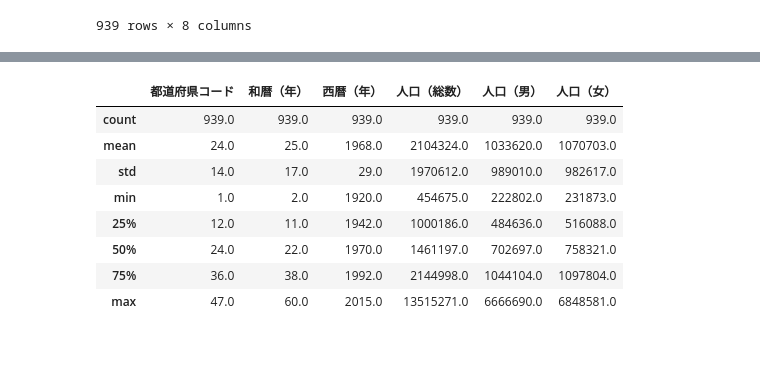
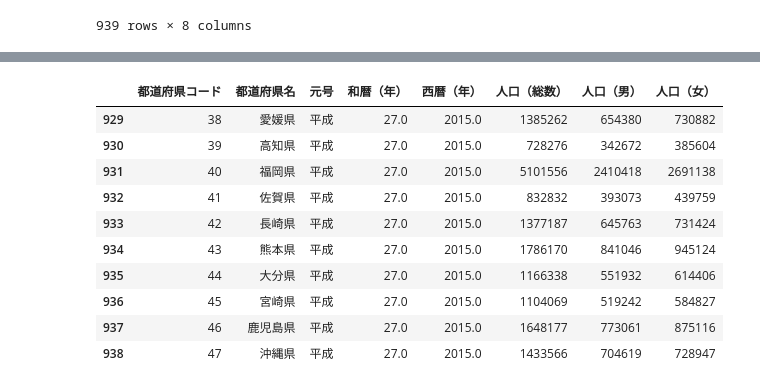
Before and after one commit to UGUIS8020/kino, a Jupyter notebook: pandas.ipynb, the cells around one changed output, grey strips where cells are left out. Saved outputs shown, nothing was run; the diff lists cells and outputs as text; code cells hidden in the pictures; blank space fills up the shorter version.

```diff
--- a/pandas.ipynb
+++ b/pandas.ipynb
@@ -41,5 +41,5 @@ df_population_data
 | 938 | 47 | 沖縄県 | 平成 | 27.0 | 2015.0 | 1433566 | 704619 | 728947 |
 939 rows × 8 columns
 # %%
-pd.reset_option('display.max_columns')
+pd.reset_option('display.max_rows')
 # %%
@@ -47,2 +61,2 @@ pd.reset_option('display.max_rows')
 # %%
-df_population_data
+pd.set_option('display.max_columns',5)
@@ -72,2 +79,2 @@ df_population_data.head()
 # %%
-df_population_data.tail()
+pd.reset_option('isplay.max_columns')
@@ -125,12 +120,14 @@ df_population_data.describe()
 # %%
-df_population_data.describe().round(0)
+df_population_data.tail(10)
 # %% [output]
-|  | 都道府県コード | 和暦（年） | 西暦（年） | 人口（総数） | 人口（男） | 人口（女） |
-| count | 939.0 | 939.0 | 939.0 | 939.0 | 939.0 | 939.0 |
-| mean | 24.0 | 25.0 | 1968.0 | 2104324.0 | 1033620.0 | 1070703.0 |
-| std | 14.0 | 17.0 | 29.0 | 1970612.0 | 989010.0 | 982617.0 |
-| min | 1.0 | 2.0 | 1920.0 | 454675.0 | 222802.0 | 231873.0 |
-| 25% | 12.0 | 11.0 | 1942.0 | 1000186.0 | 484636.0 | 516088.0 |
-| 50% | 24.0 | 22.0 | 1970.0 | 1461197.0 | 702697.0 | 758321.0 |
-| 75% | 36.0 | 38.0 | 1992.0 | 2144998.0 | 1044104.0 | 1097804.0 |
-| max | 47.0 | 60.0 | 2015.0 | 13515271.0 | 6666690.0 | 6848581.0 |
+|  | 都道府県コード | 都道府県名 | 元号 | 和暦（年） | 西暦（年） | 人口（総数） | 人口（男） | 人口（女） |
+| 929 | 38 | 愛媛県 | 平成 | 27.0 | 2015.0 | 1385262 | 654380 | 730882 |
+| 930 | 39 | 高知県 | 平成 | 27.0 | 2015.0 | 728276 | 342672 | 385604 |
+| 931 | 40 | 福岡県 | 平成 | 27.0 | 2015.0 | 5101556 | 2410418 | 2691138 |
+| 932 | 41 | 佐賀県 | 平成 | 27.0 | 2015.0 | 832832 | 393073 | 439759 |
+| 933 | 42 | 長崎県 | 平成 | 27.0 | 2015.0 | 1377187 | 645763 | 731424 |
+| 934 | 43 | 熊本県 | 平成 | 27.0 | 2015.0 | 1786170 | 841046 | 945124 |
+| 935 | 44 | 大分県 | 平成 | 27.0 | 2015.0 | 1166338 | 551932 | 614406 |
+| 936 | 45 | 宮崎県 | 平成 | 27.0 | 2015.0 | 1104069 | 519242 | 584827 |
+| 937 | 46 | 鹿児島県 | 平成 | 27.0 | 2015.0 | 1648177 | 773061 | 875116 |
+| 938 | 47 | 沖縄県 | 平成 | 27.0 | 2015.0 | 1433566 | 704619 | 728947 |
```
Also changed, not shown: parts of 12 cells of this notebook.
